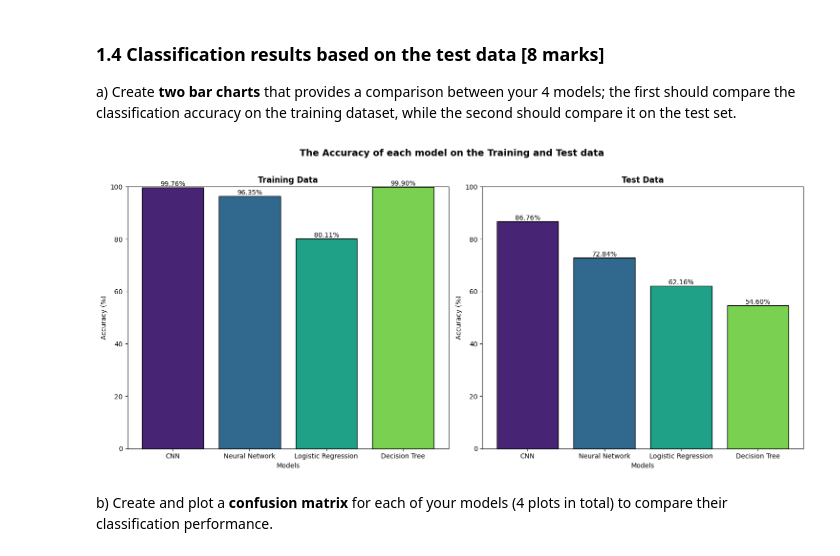
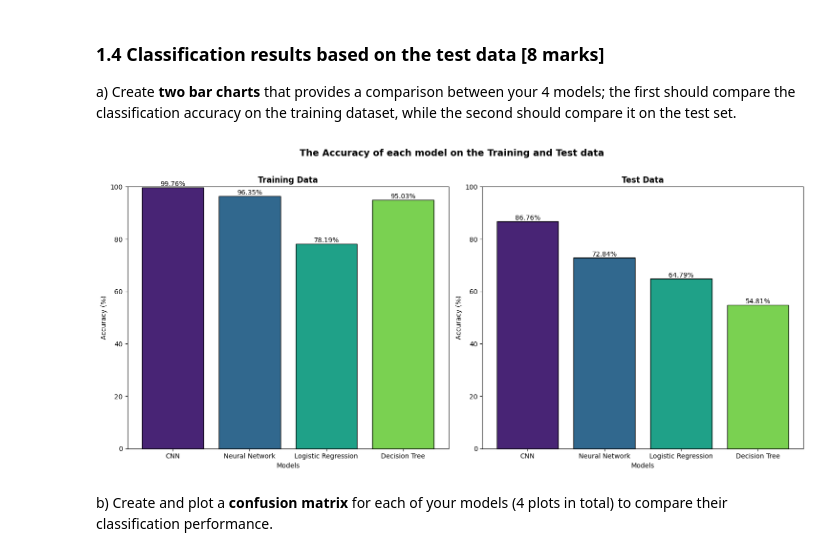
Before and after one commit to pladee42/assg-machine-learning, a Jupyter notebook: assignment_liq23wr.ipynb, the cells around one changed output. Drawn from its saved outputs; the diff is of its cells as text; code cells hidden in the pictures.

```diff
--- a/assignment_liq23wr.ipynb
+++ b/assignment_liq23wr.ipynb
@@ -1240,0 +1258,16 @@ Best Score for DecisionTree: 0.7454937605915883
+# %%
+import joblib
+
+logistic_regression_model = LogisticRegression(max_iter=1500, random_state=101, **grids['LogisticRegression'].best_params_)
+logistic_regression_model.fit(X_train, y_train)
+joblib.dump(logistic_regression_model, 'LogisticRegression.pkl')
+predictions = logistic_regression_model.predict(X_val)
+accuracy = accuracy_score(y_val, predictions)
+print(f'Best Score for Logistic Regression: {accuracy}')
+
+tree_model = DecisionTreeClassifier(random_state=101, **grids['DecisionTree'].best_params_)
+tree_model.fit(X_train, y_train)
+joblib.dump(tree_model, 'DecisionTree.pkl')
+predictions = tree_model.predict(X_val)
+accuracy = accuracy_score(y_val, predictions)
+print(f'Best Score for Decision Tree: {accuracy}')
@@ -1246,21 +1282,3 @@ All the models are evaluated by predicting the **Validation Images** and calcula
 - Fully-Connected Neural Network: **90.90%**
 - Logistic Regression: **85.64%**
 - Decision Tree: **74.55%**
-# %%
-# Load The Best CNN Model
-model = CNN()
-state_dict = torch.load('best_cnn_model.pth', map_location=torch.device('cpu'), weights_only=True)
-model.load_state_dict(state_dict)
-
-# Predictions
-model.eval()
-cnn_predictions = []
-test_loader = DataLoader(ModelWrapper(model=CNN).prepare_dataloader(dataset=dataset['test_images']), batch_size=32, shuffle=False)
-with torch.no_grad():
-    for data, target in test_loader:
-        data = data.unsqueeze(1)
-        outputs = model(data)
-        X, predicted = torch.max(outputs.data, 1)
-        cnn_predictions.extend(predicted.cpu().numpy())
-accuracy = accuracy_score(dataset['test_labels'], cnn_predictions)
-accuracy
@@ -1276,6 +1344,7 @@ b) In the following block, provide a description of how you have selected or opt
 a) Create **two bar charts** that provides a comparison between your 4 models; the first should compare the classification accuracy on the training dataset, while the second should compare it on the test set.
 # %%
 # Program your plots here.
+import joblib
 # Load all models
 cnn_model = CNN()
 state_dict = torch.load('best_cnn_model.pth', map_location=torch.device('cpu'), weights_only=True)
@@ -1288,6 +1357,12 @@ nn_model.load_state_dict(state_dict)
 logistic_regression_model = joblib.load('LogisticRegression.pkl')
 
 tree_model = joblib.load('DecisionTree.pkl')
+
+X_train = dataset['train_images'].reshape(-1, 28*28) / 255  # Convert to 1D & Normalization
+pca = PCA().fit(X_train)
+cumulative_explained_variance = np.cumsum(pca.explained_variance_ratio_) # Calculate the cumulative explained variance
+n_components = np.argmax(cumulative_explained_variance >= 0.9) + 1 # Choose the number of components based on the explained variance threshold
+pca = PCA(n_components=n_components).fit(X_train)
 
 # Initiate model instances dictionary
 all_models = {
@@ -1330,34 +1405,34 @@ def calculate_accuracy(all_models: dict, X: np.ndarray, y: np.ndarray) -> tuple:
     return accuracy_dict, predictions_dict
 
 # Prepare data for plotting
 train_accuracy_dict, train_predictions_dict = calculate_accuracy(all_models, dataset['train_images'], dataset['train_labels'])
 test_accuracy_dict, test_predictions_dict = calculate_accuracy(all_models, dataset['test_images'], dataset['test_labels'])
 all_accuracy_list = [train_accuracy_dict, test_accuracy_dict]
 
 # Plotting
 fig, axes = plt.subplots(1, 2, figsize=(15, 7))
 for i, accuracy_dict in enumerate(all_accuracy_list):
     bars = axes[i].bar(list(accuracy_dict.keys()), list(accuracy_dict.values()),
                 color=plt.cm.viridis(np.linspace(0.1, 0.8, 4)),
                 edgecolor='black')
     axes[i].set_title('Training Data' if i == 0 else 'Test Data', fontweight='bold', fontsize=12)
     axes[i].set_ylim(0, 100)
     axes[i].set_xlabel('Models')
     axes[i].set_ylabel('Accuracy (%)')
     # Annotating the bars
     for bar in bars:
         axes[i].text(bar.get_x() + bar.get_width() / 2, bar.get_height(),
                  f'{bar.get_height():.2f}%',
                  ha='center',
                  va='bottom',
                  fontsize=10)
 
 # Add a main title for the entire figure
 fig.suptitle('The Accuracy of each model on the Training and Test data\n', fontweight='bold', fontsize=14)
 plt.tight_layout()
 plt.show()
 # %% [output]
-[figure, old version]
+[figure, new version]
 # %% [markdown]
 b) Create and plot a **confusion matrix** for each of your models (4 plots in total) to compare their classification performance.
 # %%
```
Also changed, not shown: parts of 34 cells of this notebook.
